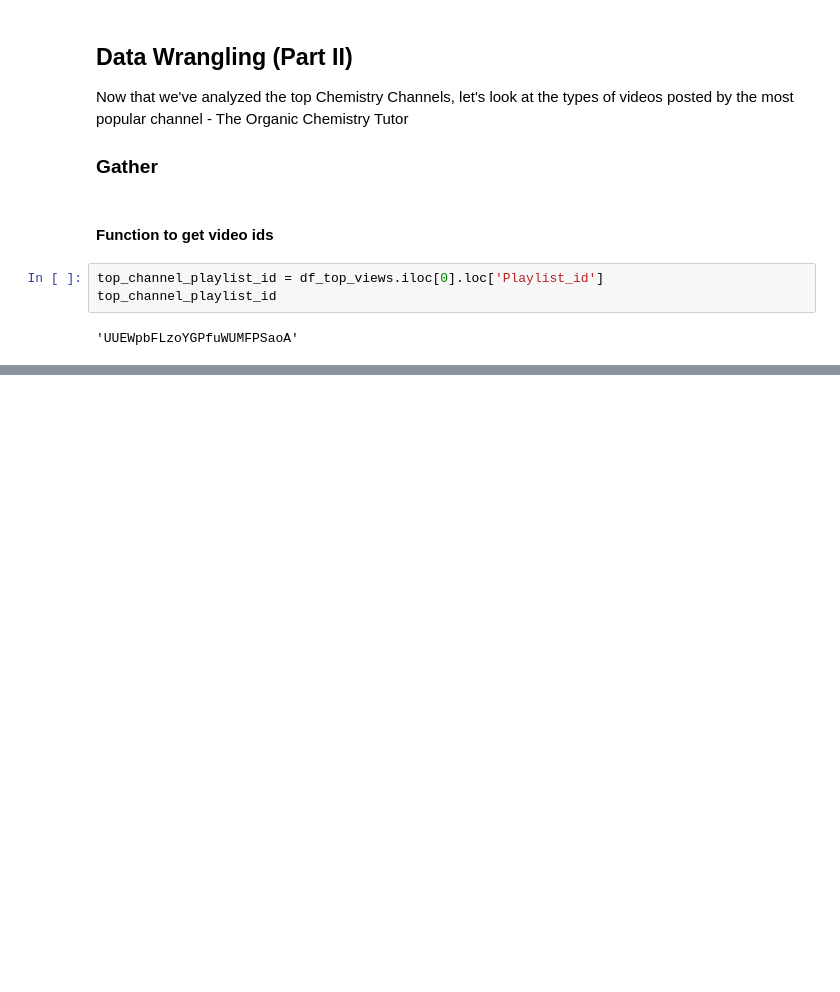
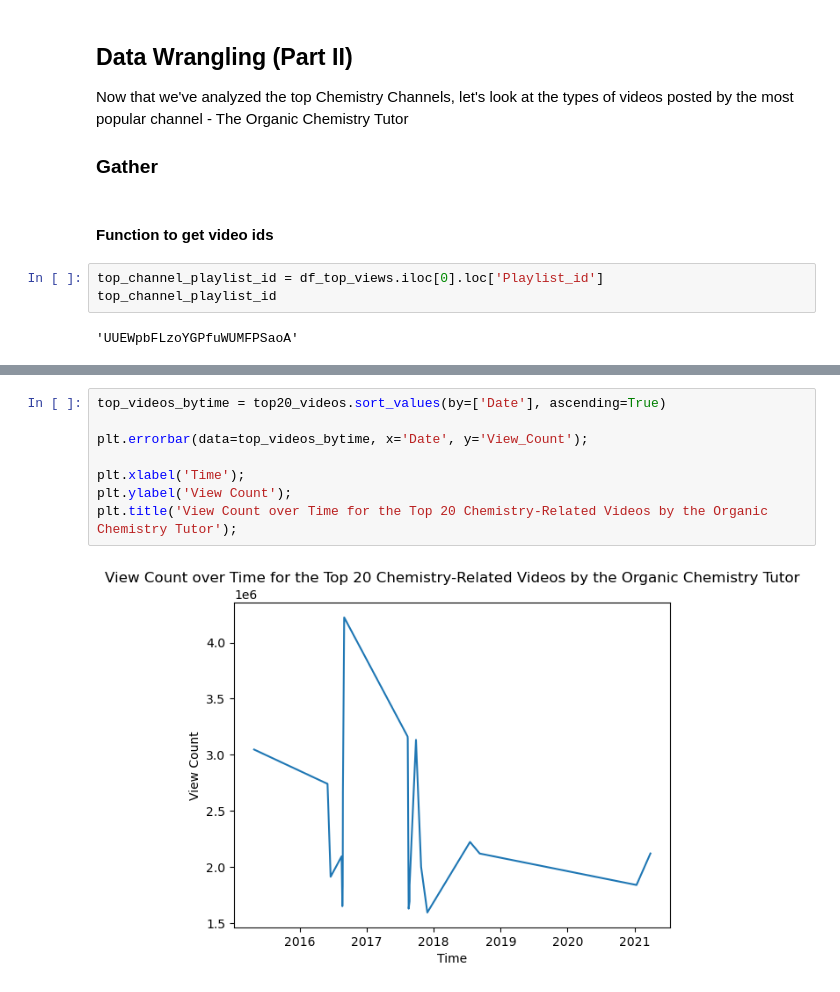
Before and after one commit to andilore/chemistry-youtube-videos, a Jupyter notebook: Chemistry YT Videos.ipynb, the cells around one changed output, grey strips where cells are left out. Cells and saved outputs as stored; diff of their text form; blank space fills up the shorter version.

```diff
--- a/Chemistry YT Videos.ipynb
+++ b/Chemistry YT Videos.ipynb
@@ -402,0 +565,10 @@ TypeError: Got an unexpected keyword argument q
+# %%
+top_videos_bytime = top20_videos.sort_values(by=['Date'], ascending=True)
+
+plt.errorbar(data=top_videos_bytime, x='Date', y='View_Count');
+
+plt.xlabel('Time');
+plt.ylabel('View Count');
+plt.title('View Count over Time for the Top 20 Chemistry-Related Videos by the Organic Chemistry Tutor');
+# %% [output]
+[figure, added]
```
Also changed, not shown: parts of 39 cells of this notebook.
